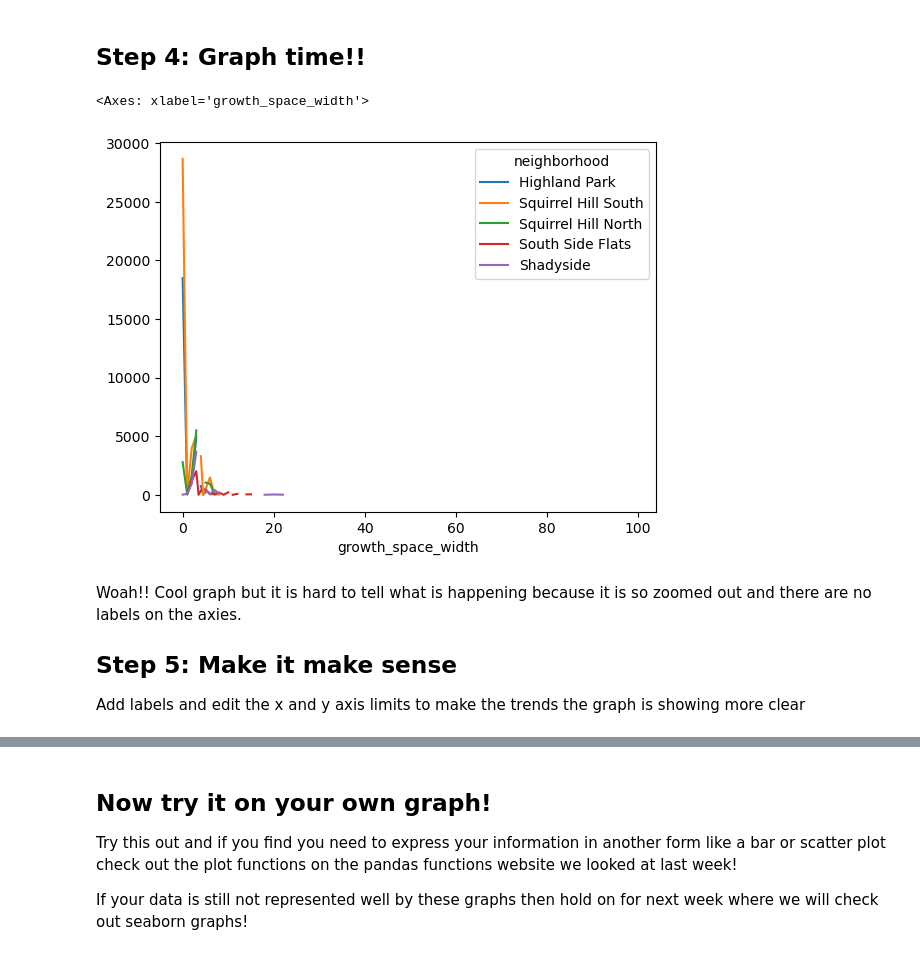
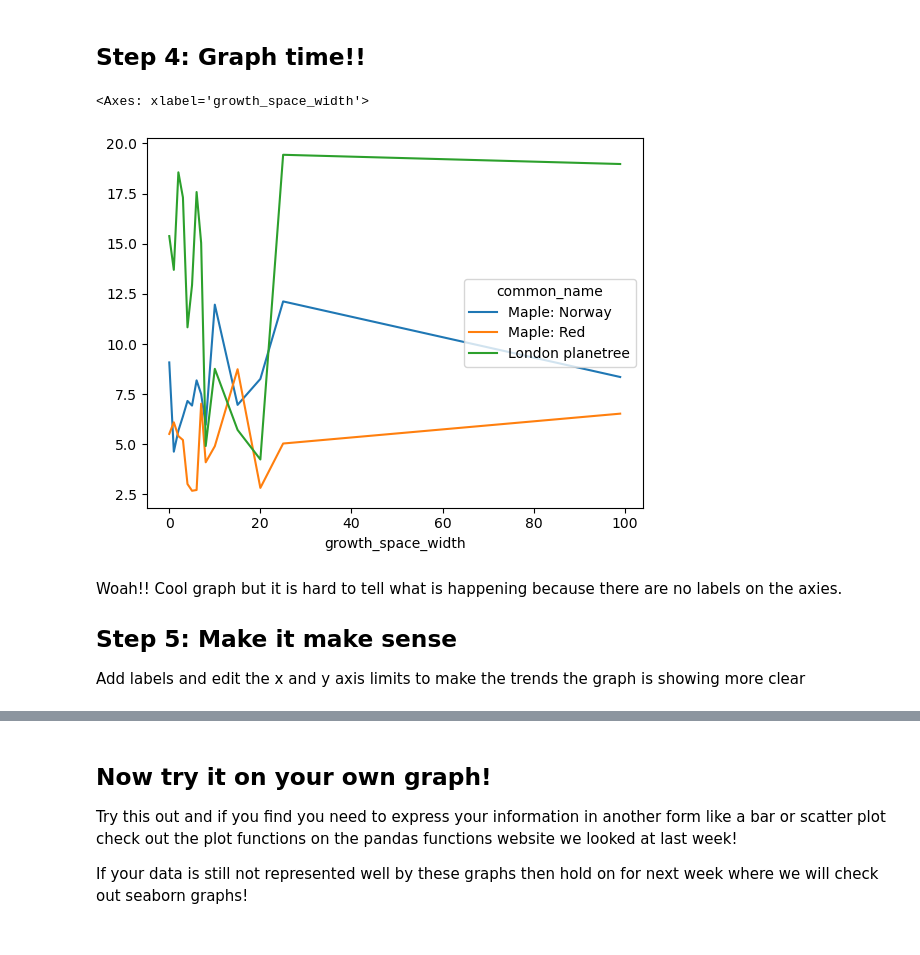
Before and after one commit to miaschwing/DataScienceCircle, a Jupyter notebook: No. 3 Data Circle/No.3 Data Circle.ipynb, the cells around one changed output, grey strips where cells are left out. Cells and saved outputs as stored; diff of their text form; code cells hidden in the pictures.

```diff
--- a/No. 3 Data Circle/No.3 Data Circle.ipynb
+++ b/No. 3 Data Circle/No.3 Data Circle.ipynb
@@ -60,10 +67,10 @@ Below I will be using both groupby and pivot on my data frame to have a data fra
 # %%
-trees_grouped = quality_trees.groupby(['growth_space_width', 'neighborhood']).sum().reset_index()
-trees_grouped
+grouped_trees = trees.groupby(['common_name', 'growth_space_width']).mean().reset_index()
+grouped_trees
 # %%
-trees_grouped = trees_grouped.pivot(values = 'air_quality_benfits_total_dollar_value',
-                   columns = 'neighborhood',
+pivot_trees = grouped_trees.pivot(values = 'air_quality_benfits_total_dollar_value',
+                   columns = 'common_name',
                     index = 'growth_space_width')
-trees_grouped
+pivot_trees
 # %% [markdown]
 ## Step 3: Grab the columns with the varibles you found in step 1
@@ -91,0 +83,3 @@ top5trees
+# %%
+top_trees = pivot_trees[top_3]
+top_trees
@@ -91,0 +105,3 @@ top5trees
+# %%
+top_trees = top_trees.dropna()
+top_trees
@@ -92,12 +125,12 @@ top5trees
 # %% [markdown]
 ## Step 4: Graph time!!
-# %%
-top5trees.plot()
-# %% [output]
-<Axes: xlabel='growth_space_width'>
-[figure, removed]
+# %%
+top_trees.dropna().plot()
+# %% [output]
+<Axes: xlabel='growth_space_width'>
+[figure, added]
 # %% [markdown]
-Woah!! Cool graph but it is hard to tell what is happening because it is so zoomed out and there are no labels on the axies.
+Woah!! Cool graph but it is hard to tell what is happening because there are no labels on the axies.
 
 ## Step 5: Make it make sense
 Add labels and edit the x and y axis limits to make the trends the graph is showing more clear
```
Also changed, not shown: parts of 24 cells of this notebook.
